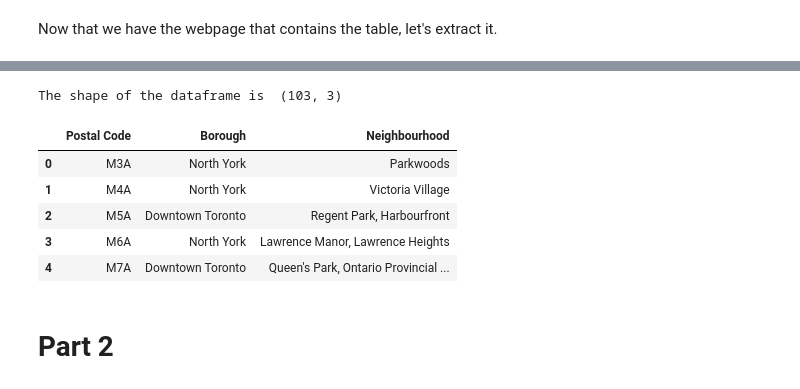
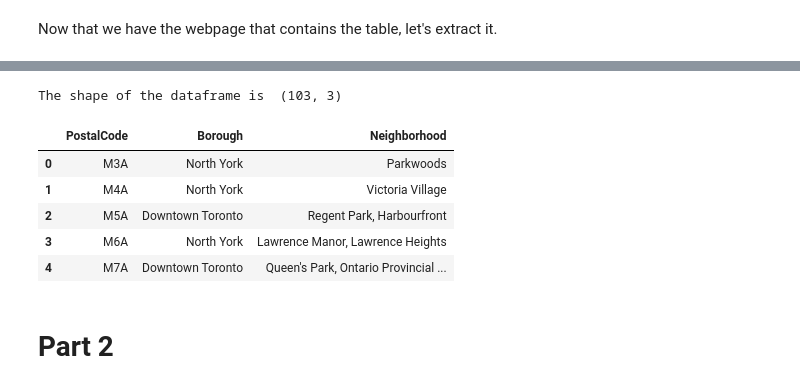
Before and after one commit to cdesai95/Coursera_Capstone, a Jupyter notebook: IBM Data Science Capstone Week 3 Local Machine Updated.ipynb, the cells around one changed output, grey strips where cells are left out. Cells and saved outputs as stored; diff of their text form; code cells hidden in the pictures.

```diff
--- a/IBM Data Science Capstone Week 3 Local Machine Updated.ipynb
+++ b/IBM Data Science Capstone Week 3 Local Machine Updated.ipynb
@@ -61,18 +61,24 @@ Toronto_table
 <td>Not assigned
 </td></tr></tbody></table>
 # %%
+# Convert the table in html to list
 df = pd.read_html(str(Toronto_table))
-# convert list to dataframe
+
+# convert the list to dataframe
 Tor_df = pd.DataFrame(df[0])
 
 # ignore rows without borough assigned
 Tor_df = Tor_df[Tor_df['Borough']!='Not assigned']
 Tor_df.reset_index(drop=True, inplace=True)
+
+# Fixing the column titles
+Tor_df.rename(columns={'Postal Code':'PostalCode','Neighbourhood':'Neighborhood'}, inplace=True)
+
 print('The shape of the dataframe is ', Tor_df.shape)
 Tor_df.head()
 # %% [output]
 The shape of the dataframe is  (103, 3)
-|  | Postal Code | Borough | Neighbourhood |
+|  | PostalCode | Borough | Neighborhood |
 | 0 | M3A | North York | Parkwoods |
 | 1 | M4A | North York | Victoria Village |
 | 2 | M5A | Downtown Toronto | Regent Park, Harbourfront |
```
Also changed, not shown: parts of 19 cells of this notebook.
